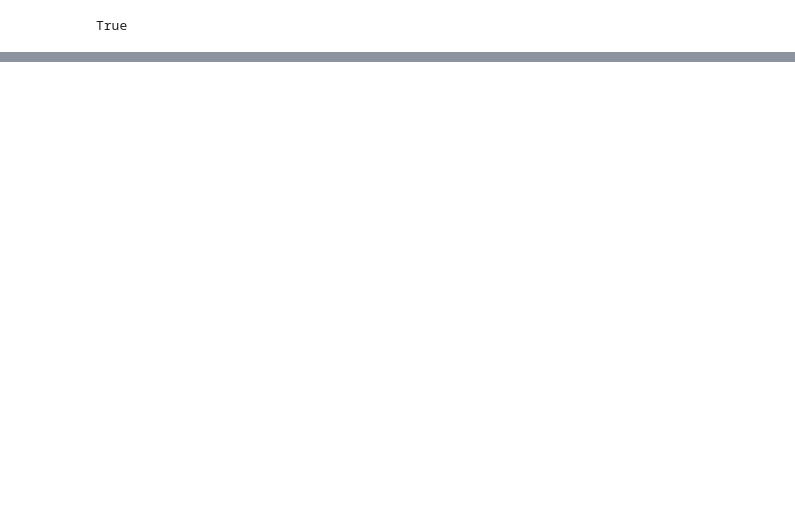
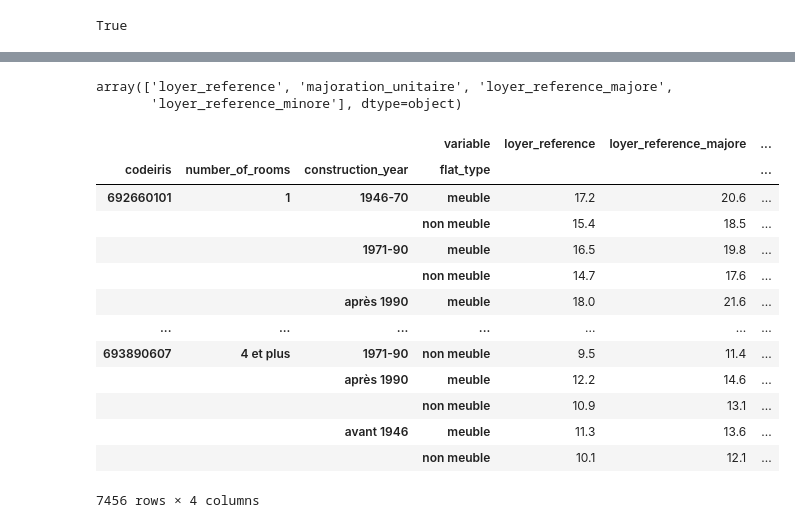
Before and after one commit to Lawiss/lyon_loyers_encadres, a Jupyter notebook: analysis.ipynb, the cells around one changed output, grey strips where cells are left out. Saved outputs shown, nothing was run; the diff lists cells and outputs as text; code cells hidden in the pictures; blank space fills up the shorter version.

```diff
--- a/analysis.ipynb
+++ b/analysis.ipynb
@@ -83,0 +144,26 @@ Length: 233, dtype: float64
+# %%
+clean_gdf.variable.unique()
+# %% [output]
+array(['loyer_reference', 'majoration_unitaire', 'loyer_reference_majore',
+       'loyer_reference_minore'], dtype=object)
+# %%
+clean_gdf.pivot_table(
+    index=["codeiris", "number_of_rooms", "construction_year", "flat_type"],
+    columns="variable",
+    values="value",
+)
+# %% [output]
+|  |  |  | variable | loyer_reference | loyer_reference_majore | ... |
+| codeiris | number_of_rooms | construction_year | flat_type |  |  | ... |
+| 692660101 | 1 | 1946-70 | meuble | 17.2 | 20.6 | ... |
+|  |  |  | non meuble | 15.4 | 18.5 | ... |
+|  |  | 1971-90 | meuble | 16.5 | 19.8 | ... |
+|  |  |  | non meuble | 14.7 | 17.6 | ... |
+|  |  | après 1990 | meuble | 18.0 | 21.6 | ... |
+| ... | ... | ... | ... | ... | ... | ... |
+| 693890607 | 4 et plus | 1971-90 | non meuble | 9.5 | 11.4 | ... |
+|  |  | après 1990 | meuble | 12.2 | 14.6 | ... |
+|  |  |  | non meuble | 10.9 | 13.1 | ... |
+|  |  | avant 1946 | meuble | 11.3 | 13.6 | ... |
+|  |  |  | non meuble | 10.1 | 12.1 | ... |
+7456 rows × 4 columns
```
Also changed, not shown: parts of 21 cells of this notebook, 2 other files.
